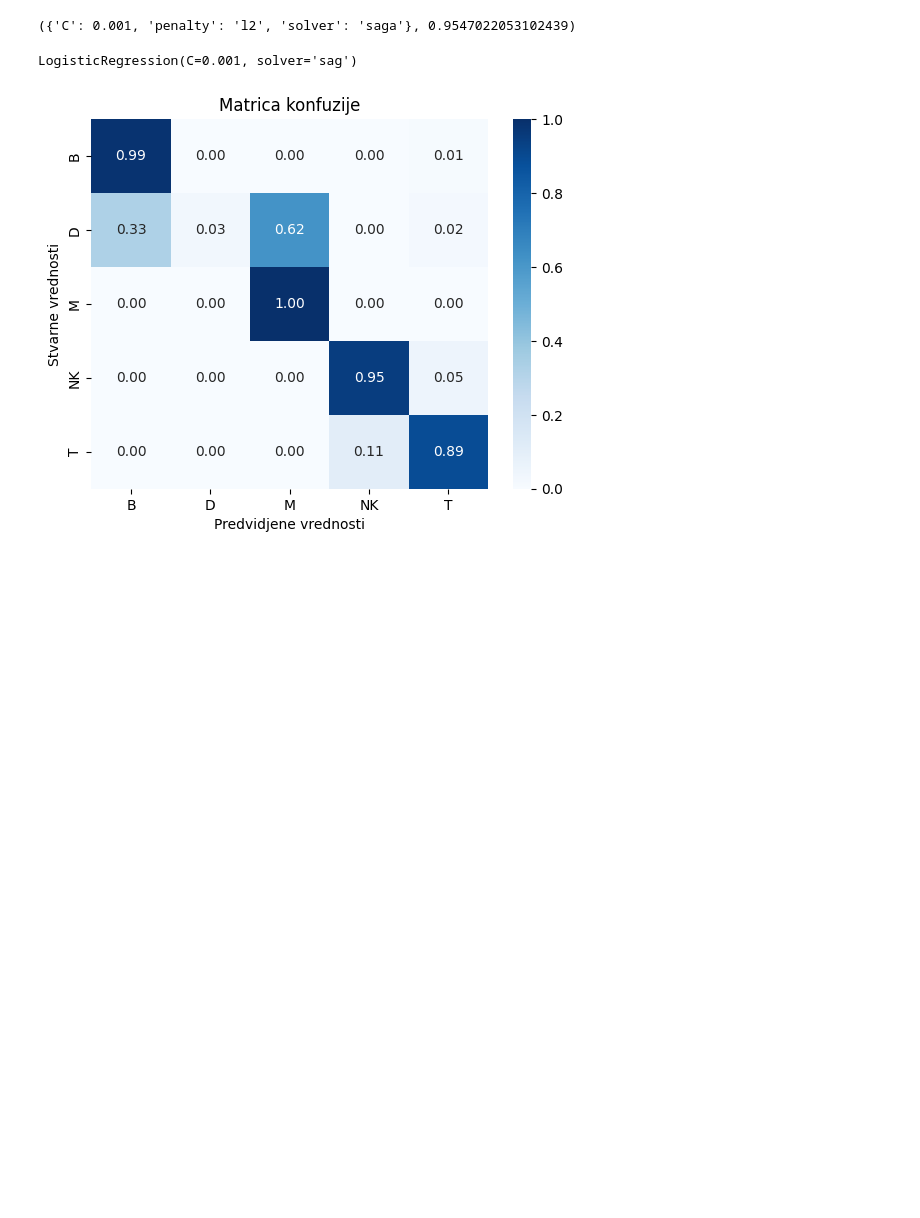
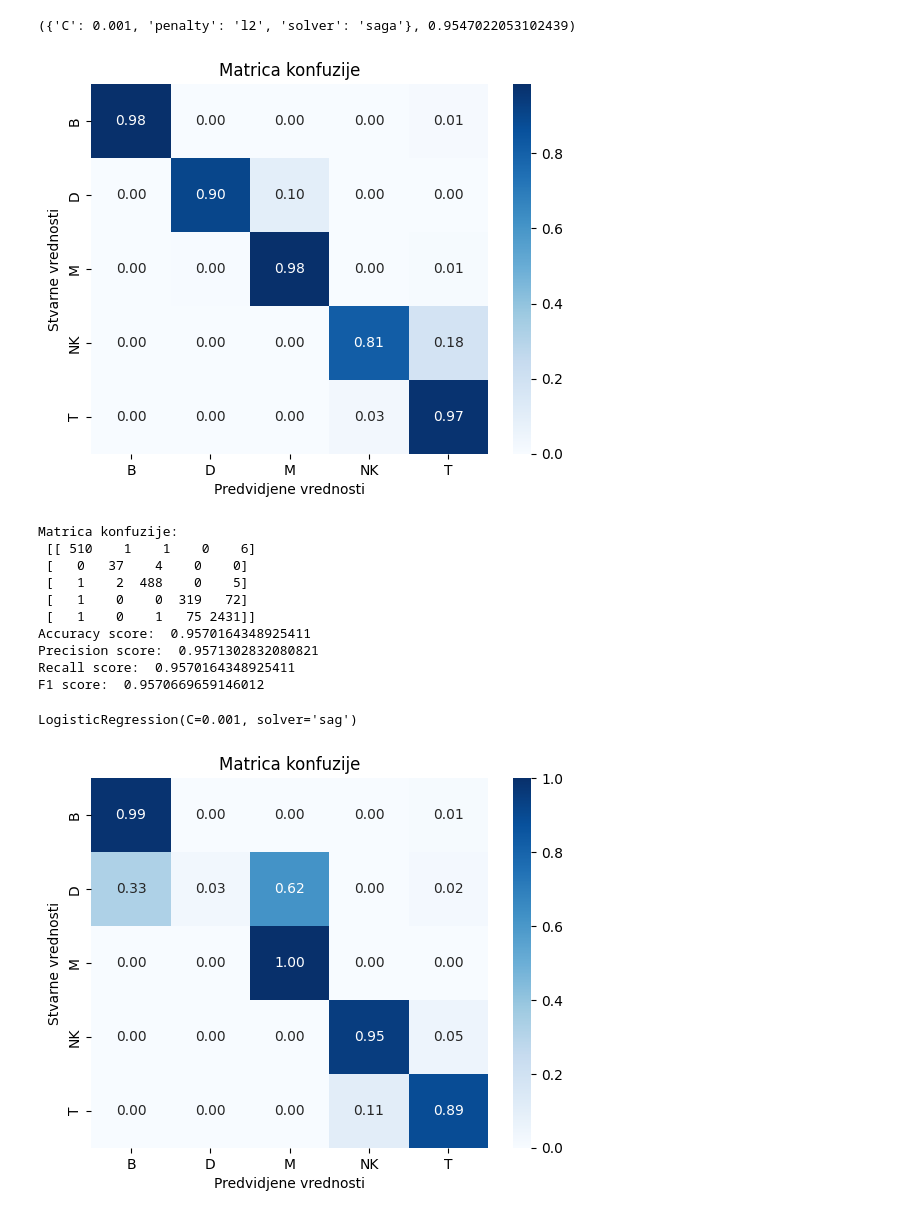
Before and after one commit to bogdans55/ip2-projekat, a Jupyter notebook: models/logistic_regression.ipynb, the cells around one changed output. Cells and saved outputs as stored; diff of their text form; code cells hidden in the pictures; blank space fills up the shorter version.

```diff
--- a/models/logistic_regression.ipynb
+++ b/models/logistic_regression.ipynb
@@ -194,9 +194,20 @@ best_params_all, best_score_all
 # %%
 best_params = {'C': 0.001, 'penalty': 'l2', 'solver': 'sag'}
 best_model = LogisticRegression(**best_params)
-best_model.fit(X_train, y_train)
+build_model(best_model, X_train, X_test, y_train, y_test)
 # %% [output]
+[figure, added]
-LogisticRegression(C=0.001, solver='sag')
+Matrica konfuzije:
+ [[ 510    1    1    0    6]
+ [   0   37    4    0    0]
+ [   1    2  488    0    5]
+ [   1    0    0  319   72]
+ [   1    0    1   75 2431]]
+Accuracy score:  0.9570164348925411
+Precision score:  0.9571302832080821
+Recall score:  0.9570164348925411
+F1 score:  0.9570669659146012
+LogisticRegression(C=0.001, solver='sag')
 # %%
 data = pd.read_csv('../data/preprocessed_data_BS2.csv')
 
```
Also changed, not shown: parts of 2 cells of this notebook.
